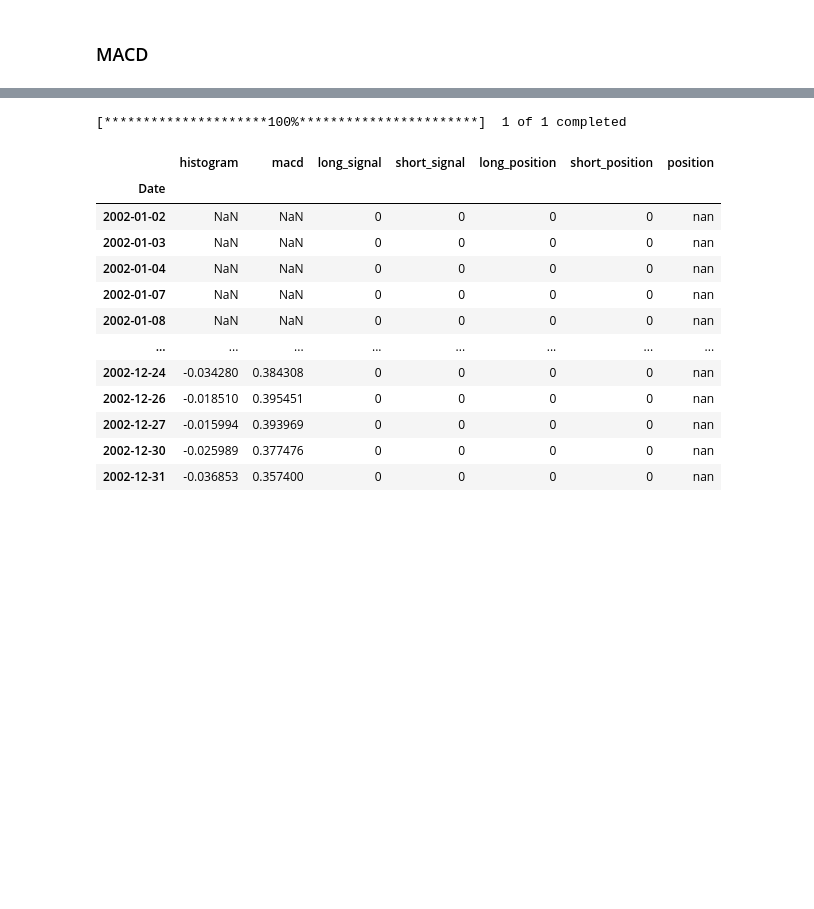
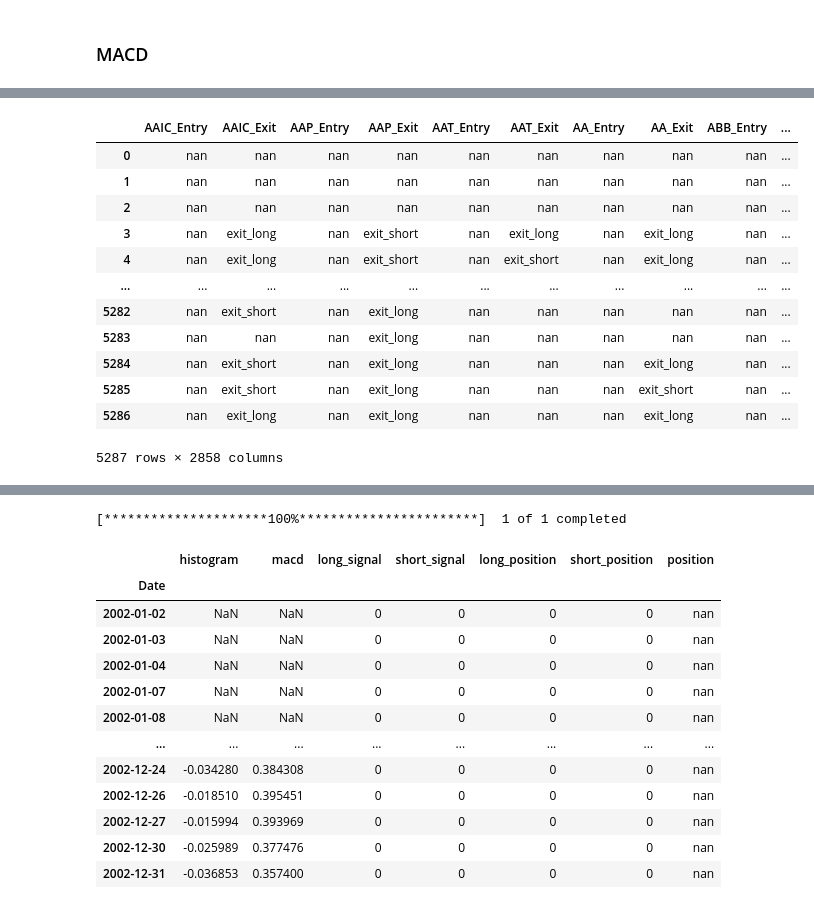
Before and after one commit to ryanlxz/backtesting, a Jupyter notebook: notebooks/test.ipynb, the cells around one changed output, grey strips where cells are left out. Drawn from its saved outputs; the diff is of its cells as text; code cells hidden in the pictures; blank space fills up the shorter version.

Commit message:
implement MACD class and get exit position

```diff
--- a/notebooks/test.ipynb
+++ b/notebooks/test.ipynb
@@ -83,0 +66,18 @@ df_new
+# %%
+macd_positions = MACD(df)
+positions = macd_positions.apply()
+positions
+# %% [output]
+|  | AAIC_Entry | AAIC_Exit | AAP_Entry | AAP_Exit | AAT_Entry | AAT_Exit | AA_Entry | AA_Exit | ABB_Entry | ... |
+| 0 | nan | nan | nan | nan | nan | nan | nan | nan | nan | ... |
+| 1 | nan | nan | nan | nan | nan | nan | nan | nan | nan | ... |
+| 2 | nan | nan | nan | nan | nan | nan | nan | nan | nan | ... |
+| 3 | nan | exit_long | nan | exit_short | nan | exit_long | nan | exit_long | nan | ... |
+| 4 | nan | exit_long | nan | exit_short | nan | exit_short | nan | exit_long | nan | ... |
+| ... | ... | ... | ... | ... | ... | ... | ... | ... | ... | ... |
+| 5282 | nan | exit_short | nan | exit_long | nan | nan | nan | nan | nan | ... |
+| 5283 | nan | nan | nan | exit_long | nan | nan | nan | nan | nan | ... |
+| 5284 | nan | exit_short | nan | exit_long | nan | nan | nan | exit_long | nan | ... |
+| 5285 | nan | exit_short | nan | exit_long | nan | nan | nan | exit_short | nan | ... |
+| 5286 | nan | exit_long | nan | exit_long | nan | nan | nan | exit_long | nan | ... |
+5287 rows × 2858 columns
```
Also changed, not shown: parts of 7 cells of this notebook, 2 other files.
